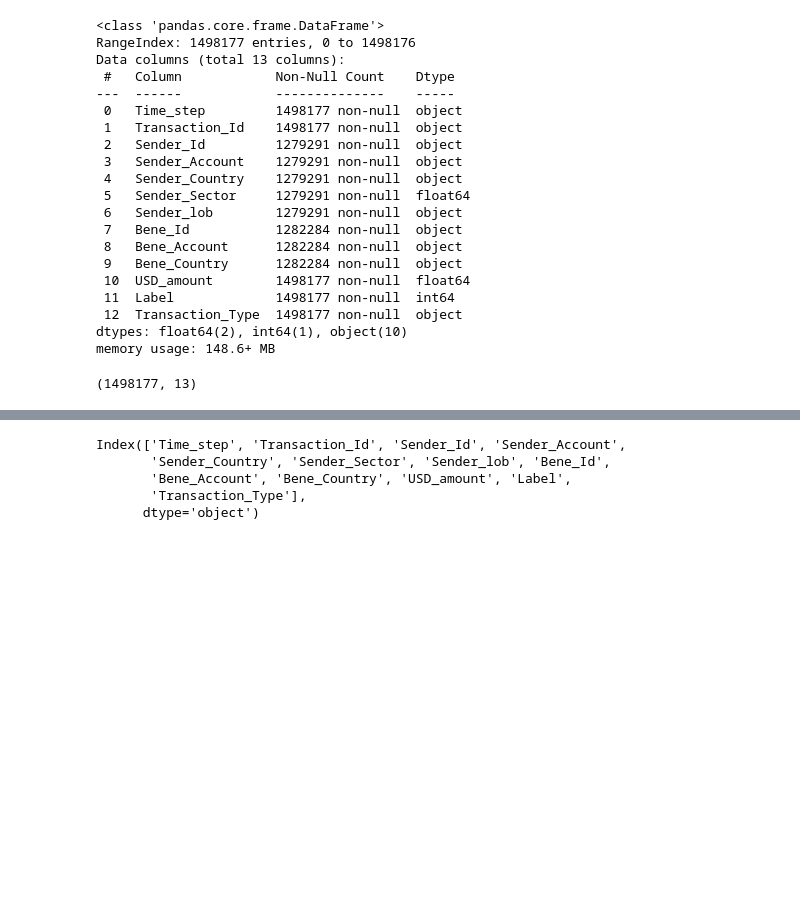
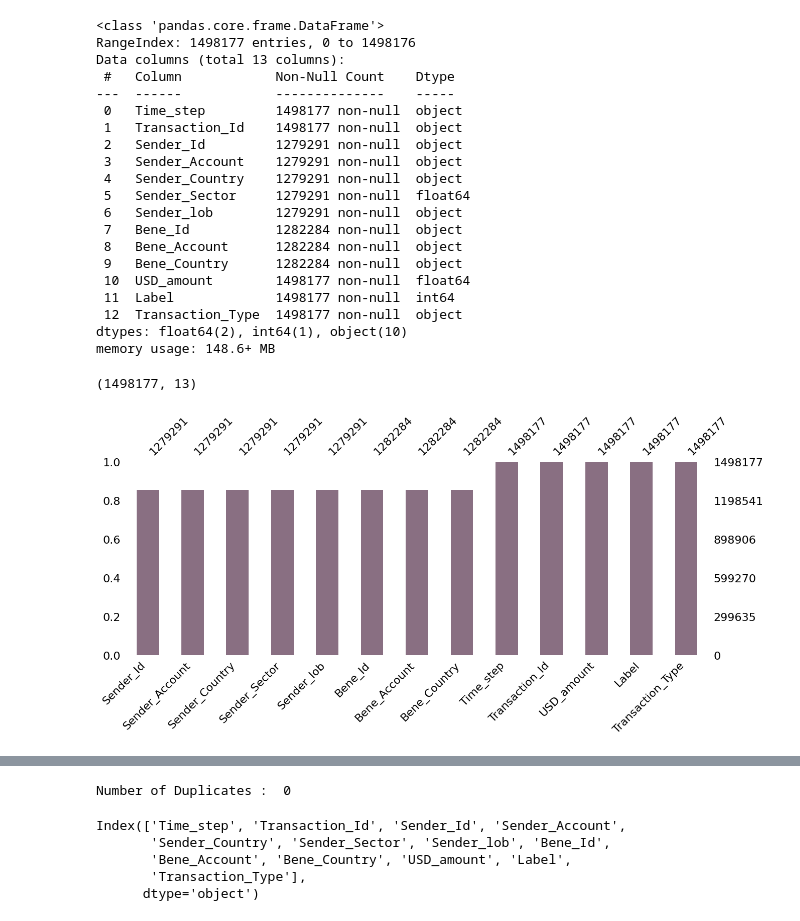
Before and after one commit to utsavudit/FinGuard, a Jupyter notebook: FinGuard/finguard_main.ipynb, the cells around one changed output, grey strips where cells are left out. Cells and saved outputs as stored; diff of their text form; code cells hidden in the pictures; blank space fills up the shorter version.

Commit message:
Visualize missing data and check for duplicates
Create bar plots for null value patterns using missingno library

```diff
--- a/FinGuard/finguard_main.ipynb
+++ b/FinGuard/finguard_main.ipynb
@@ -31,6 +33,12 @@ memory usage: 148.6+ MB
 finance_dataset.shape
 # %% [output]
 (1498177, 13)
+# %%
+plt.figure(figsize = (15, 8))
+msno.bar(finance_dataset, figsize = (15,5), sort = 'ascending', color = "#896F82")
+plt.show()
+# %% [output]
+[figure, added]
 # %%
 finance_dataset.head()
 # %% [output]
@@ -40,6 +48,11 @@ finance_dataset.head()
 | 2 | 2022-03-15 10:24:00 | DEPOSIT-CASH-9833 | NaN | NaN | NaN | NaN | NaN | ... |
 | 3 | 2022-03-15 10:24:00 | PAY-CHECK-9832 | JPMC-CLIENT-9812 | ACCOUNT-9825 | USA | 38145.0 | CCB | ... |
 | 4 | 2022-03-15 10:24:00 | DEPOSIT-CHECK-9806 | NaN | NaN | NaN | NaN | NaN | ... |
+# %%
+# Check Duplicates if any
+print("Number of Duplicates : ", finance_dataset.duplicated().sum())
+# %% [output]
+Number of Duplicates :  0
 # %%
 finance_dataset.columns
 # %% [output]
```
Also changed, not shown: parts of 1 cell of this notebook.
